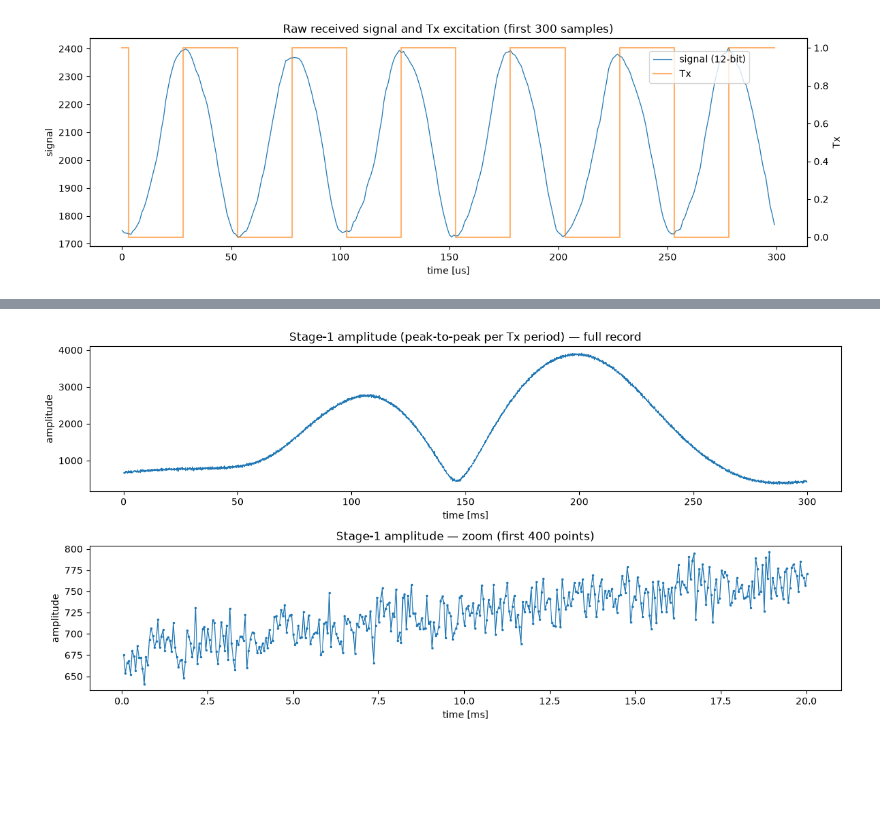
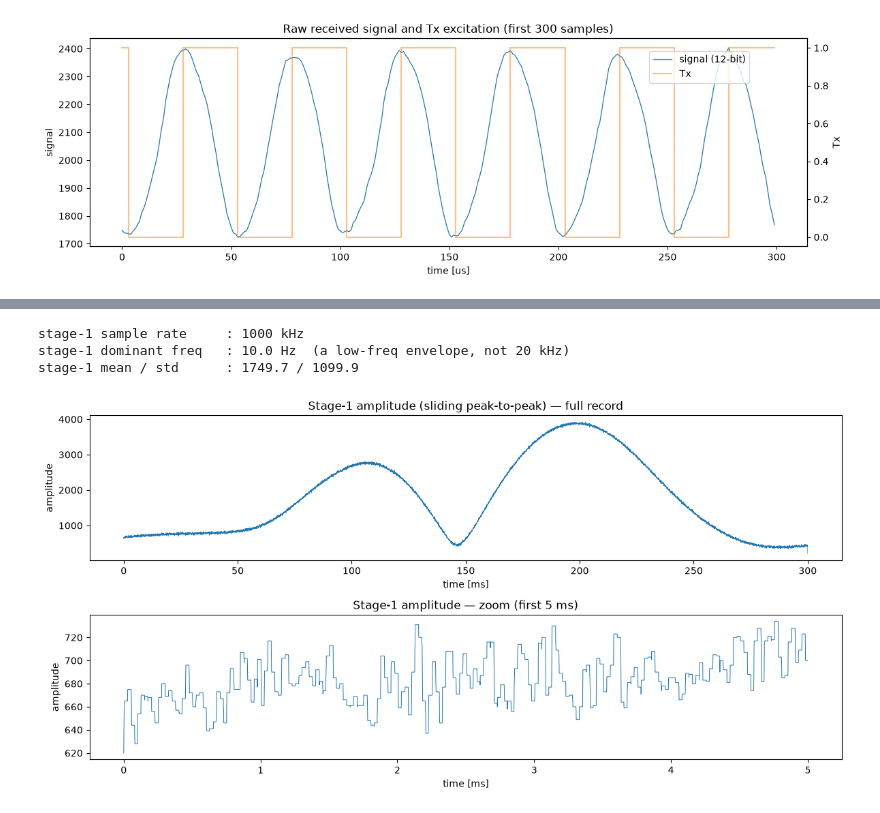
Before and after one commit to gfeyer/bu_dsp_sandbox, a Jupyter notebook: notebooks/ec_demodulation.ipynb, the cells around one changed output, grey strips where cells are left out. Cells and saved outputs as stored; diff of their text form; code cells hidden in the pictures; blank space fills up the shorter version.

```diff
--- a/notebooks/ec_demodulation.ipynb
+++ b/notebooks/ec_demodulation.ipynb
@@ -114,0 +89,20 @@ stage-1 sample rate  : 19.98 kHz
+# %%
+def dominant_freq(x, fs):
+    """Dominant frequency of `x` (DC removed, Hann-windowed) in Hz."""
+    x = x - x.mean()
+    spec = np.abs(np.fft.rfft(x * np.hanning(x.size)))
+    freqs = np.fft.rfftfreq(x.size, d=1 / fs)
+    return freqs[np.argmax(spec)], freqs, spec
+
+
+f0, freqs, spec = dominant_freq(signal, ADC_CLOCK_HZ)
+fig, ax = plt.subplots(figsize=(12, 3.5))
+ax.plot(freqs / 1e3, spec, lw=0.8)
+ax.axvline(f0 / 1e3, color="tab:red", ls="--", lw=1, label=f"peak {f0/1e3:.2f} kHz")
+ax.set_xlabel("frequency [kHz]")
+ax.set_ylabel("magnitude")
+ax.set_title("Raw signal spectrum — confirms the ~20 kHz carrier")
+ax.legend()
+plt.tight_layout()
+plt.show()
+print(f"raw dominant frequency: {f0/1e3:.3f} kHz")
@@ -115,16 +117,29 @@ stage-1 sample rate  : 19.98 kHz
 # %%
+def sliding_peak_to_peak(sig, win):
+    """Centred rolling max - min over `win` samples, at the input sample rate."""
+    return (maximum_filter1d(sig, win) - minimum_filter1d(sig, win)).astype(float)
+
+
+amp1 = sliding_peak_to_peak(signal, WIN)
+fs1 = ADC_CLOCK_HZ  # stage-1 keeps the full rate
+
+f1, _, _ = dominant_freq(amp1, fs1)
+print(f"stage-1 sample rate     : {fs1/1e3:.0f} kHz")
+print(f"stage-1 dominant freq   : {f1:.1f} Hz  (a low-freq envelope, not 20 kHz)")
+print(f"stage-1 mean / std      : {amp1.mean():.1f} / {amp1.std():.1f}")
+
 fig, axes = plt.subplots(2, 1, figsize=(12, 6))
-axes[0].plot(t1 * 1e3, amp1, lw=0.6)
-axes[0].set_title("Stage-1 amplitude (peak-to-peak per Tx period) — full record")
-axes[0].set_xlabel("time [ms]")
-axes[0].set_ylabel("amplitude")
-
-zoom = slice(0, 400)
-axes[1].plot(t1[zoom] * 1e3, amp1[zoom], lw=0.9, marker=".", ms=3)
-axes[1].set_title("Stage-1 amplitude — zoom (first 400 points)")
-axes[1].set_xlabel("time [ms]")
-axes[1].set_ylabel("amplitude")
+axes[0].plot(t * 1e3, amp1, lw=0.4)
+axes[0].set_title("Stage-1 amplitude (sliding peak-to-peak) — full record")
+axes[0].set_xlabel("time [ms]"); axes[0].set_ylabel("amplitude")
+zoom = slice(0, 5000)
+axes[1].plot(t[zoom] * 1e3, amp1[zoom], lw=0.7)
+axes[1].set_title("Stage-1 amplitude — zoom (first 5 ms)")
+axes[1].set_xlabel("time [ms]"); axes[1].set_ylabel("amplitude")
 plt.tight_layout()
 plt.show()
 # %% [output]
+stage-1 sample rate     : 1000 kHz
+stage-1 dominant freq   : 10.0 Hz  (a low-freq envelope, not 20 kHz)
+stage-1 mean / std      : 1749.7 / 1099.9
-[figure, old version]
+[figure, new version]
```
Also changed, not shown: parts of 24 cells of this notebook.
